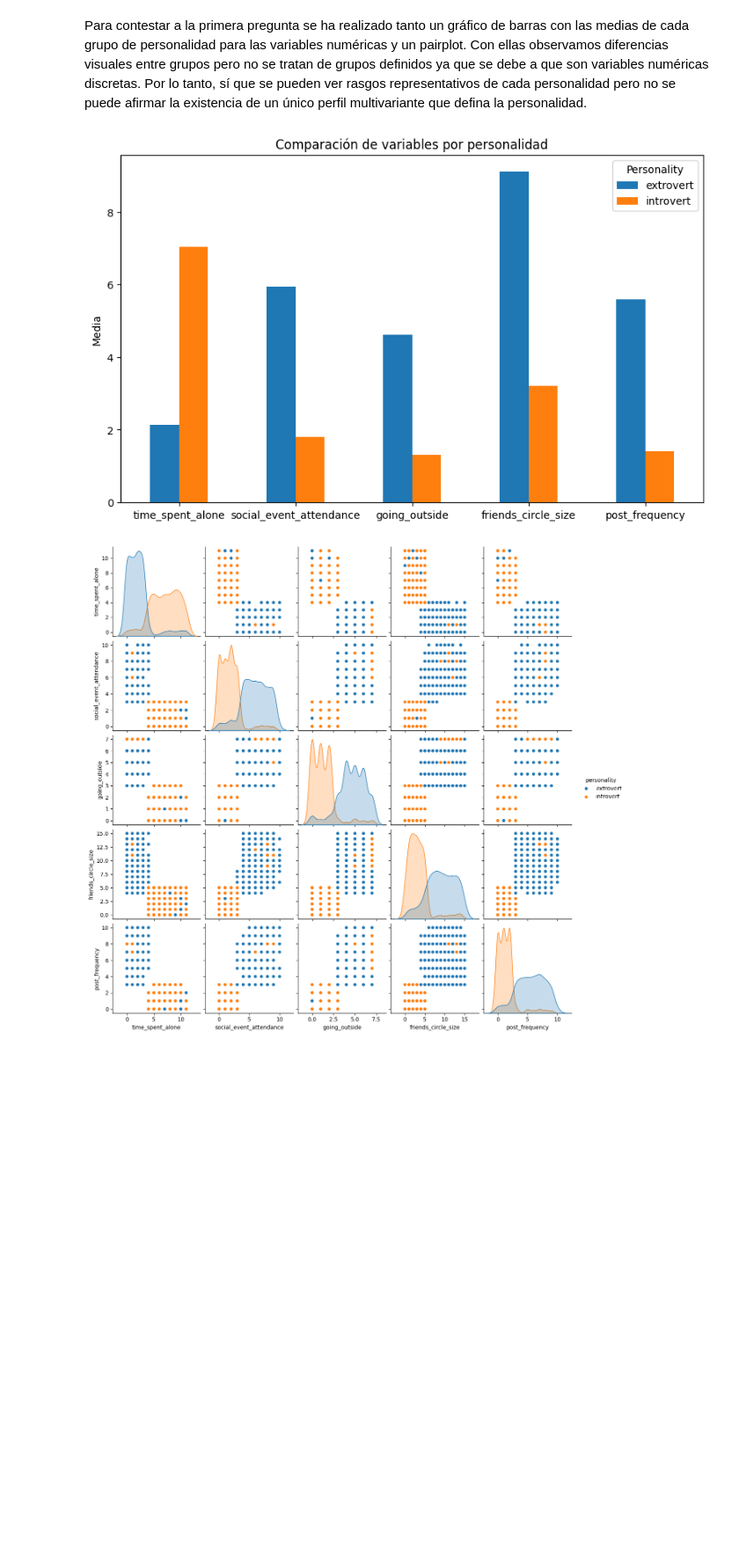
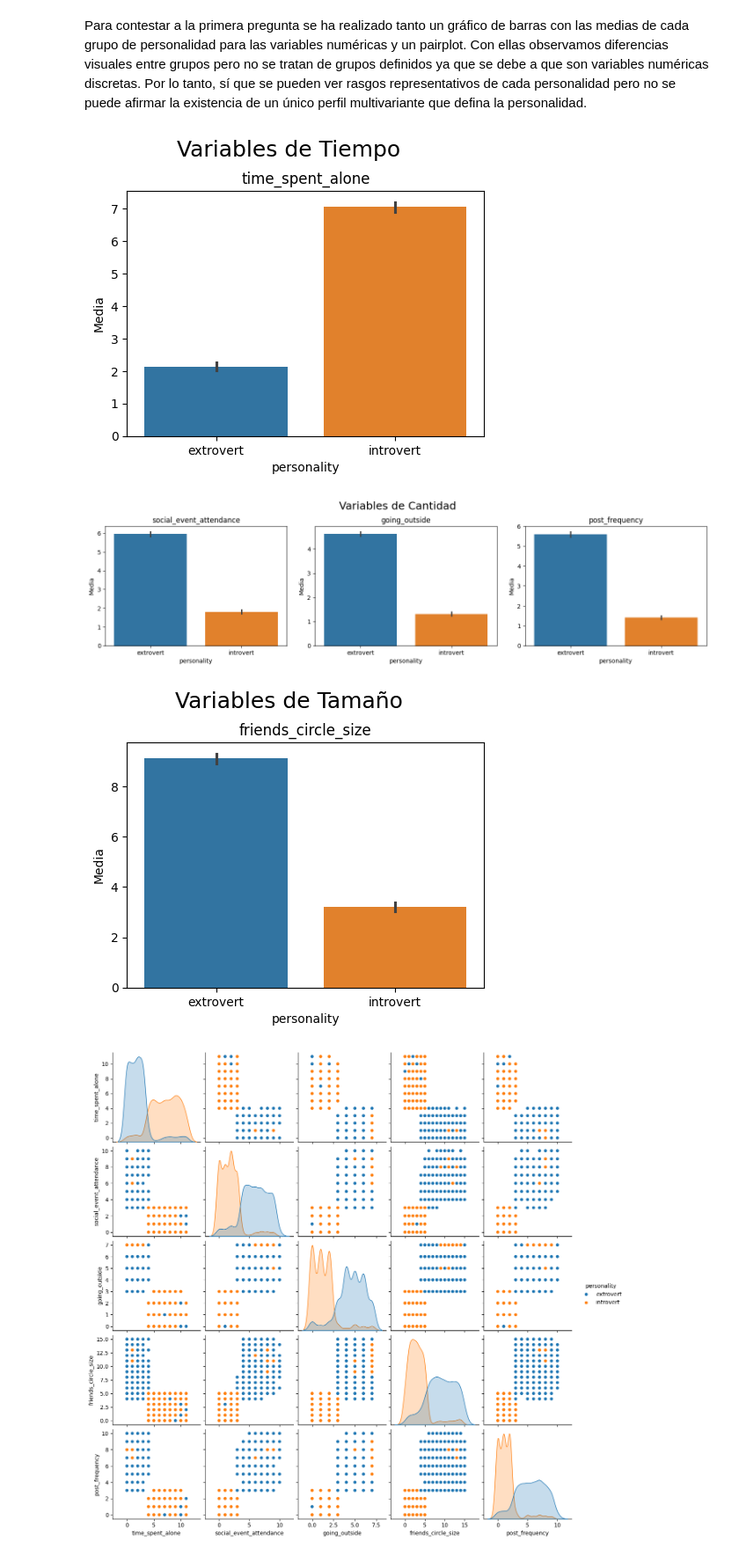
Before and after one commit to Marpp98/EDA_Extrovert_VS_Introvert_behaviour, a Jupyter notebook: notebooks/analisis-visualizaciones.ipynb, the cells around one changed output. Shown at 88% size. Saved outputs shown, nothing was run; the diff lists cells and outputs as text; code cells hidden in the pictures; blank space fills up the shorter version.

```diff
--- a/notebooks/analisis-visualizaciones.ipynb
+++ b/notebooks/analisis-visualizaciones.ipynb
@@ -211,17 +201,12 @@ Las preguntas a contestar son:
 # %% [markdown]
 Para contestar a la primera pregunta se ha realizado tanto un gráfico de barras con las medias de cada grupo de personalidad para las variables numéricas y un pairplot.
 Con ellas observamos diferencias visuales entre grupos pero no se tratan de grupos definidos ya que se debe a que son variables numéricas discretas. Por lo tanto, sí que se pueden ver rasgos representativos de cada personalidad pero no se puede afirmar la existencia de un único perfil multivariante que defina la personalidad.
-# %%
-mean_profiles = df.groupby("personality")[numericas].mean().T
-
-mean_profiles.plot(kind="bar", figsize=(10,6))
-plt.title("Comparación de variables por personalidad")
-plt.ylabel("Media")
-plt.xticks(rotation=0)
-plt.legend(title="Personality")
-plt.show()
-# %% [output]
-[figure, removed]
+# %%
+vs.dibujar_medias_por_grupo(df, target, numericas)
+# %% [output]
+[figure, added]
+[figure, added]
+[figure, added]
 # %%
 sns.pairplot(df, hue="personality", vars=numericas)
 plt.show()
```
Also changed, not shown: parts of 7 cells of this notebook, 2 other files.
